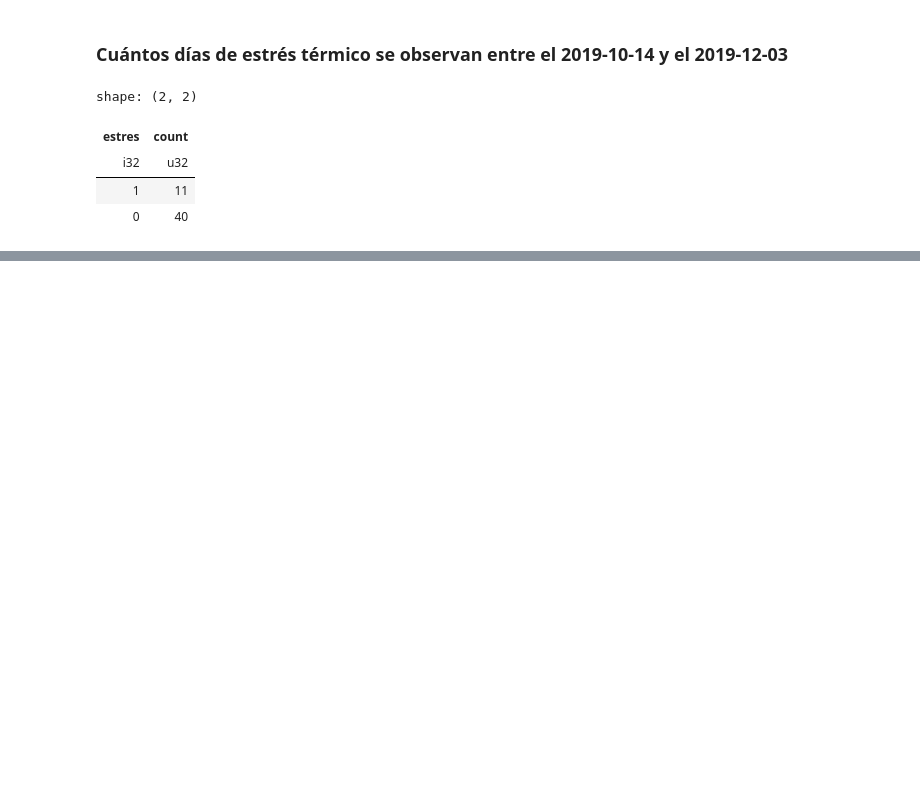
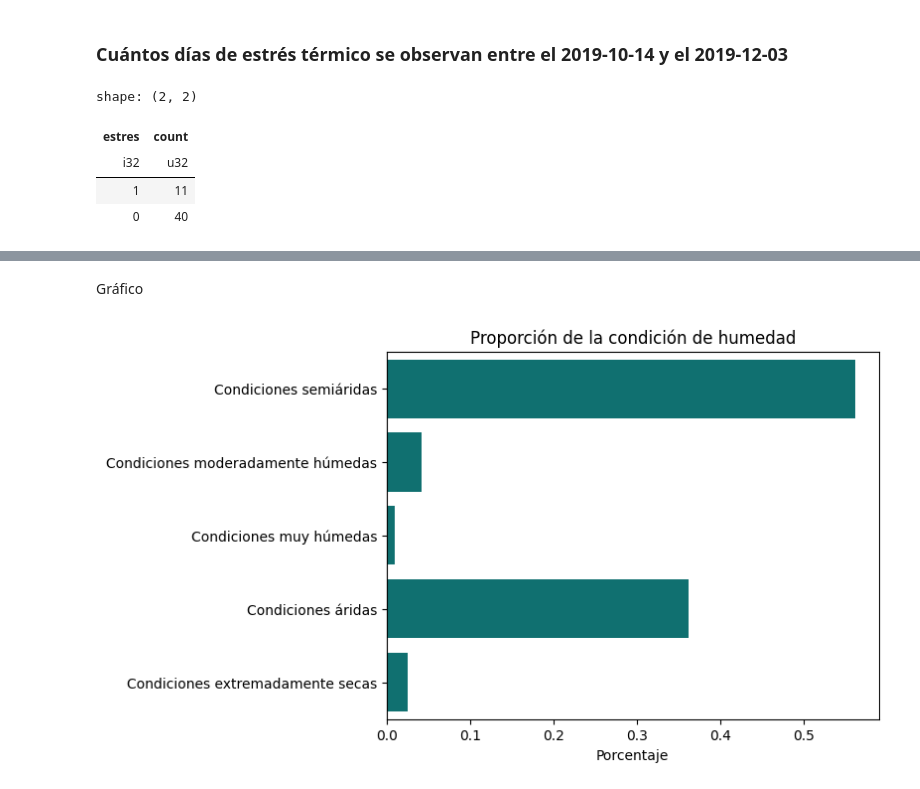
Before and after one commit to luciacordoba14/TP1-Python, a Jupyter notebook: Codigo.ipynb, the cells around one changed output, grey strips where cells are left out. Saved outputs shown, nothing was run; the diff lists cells and outputs as text; code cells hidden in the pictures; blank space fills up the shorter version.

```diff
--- a/Codigo.ipynb
+++ b/Codigo.ipynb
@@ -447,0 +524,18 @@ shape: (2, 2)
+# %%
+datos = datos.with_columns(
+    pl.when((pl.col("vpd") >= 0) & (pl.col("vpd") < 0.5))
+    .then(pl.lit("Condiciones muy húmedas"))
+
+    .when((pl.col("vpd") >= 0.5) & (pl.col("vpd") < 1))
+    .then(pl.lit("Condiciones moderadamente húmedas"))
+
+    .when((pl.col("vpd") >= 1) & (pl.col("vpd") < 2))
+    .then(pl.lit("Condiciones semiáridas"))
+
+    .when((pl.col("vpd") >= 2) & (pl.col("vpd") < 3))
+    .then(pl.lit("Condiciones áridas"))
+
+    .otherwise(pl.lit("Condiciones extremadamente secas"))
+    .alias("condicion_humedad")
+)
+datos
@@ -447,0 +559,3 @@ shape: (2, 2)
+# %%
+datos_humedad = datos["condicion_humedad"].value_counts(normalize = True)
+datos_humedad
@@ -447,0 +571,17 @@ shape: (2, 2)
+# %% [markdown]
+Gráfico
+# %%
+sns.barplot(
+    y = "condicion_humedad",
+    x = "proportion",
+    color = "teal",
+    data = datos_humedad
+    )
+plt.title(
+    "Proporción de la condición de humedad"
+)
+
+plt.xlabel("Porcentaje")
+plt.ylabel("");
+# %% [output]
+[figure, added]
```
Also changed, not shown: parts of 20 cells of this notebook.
